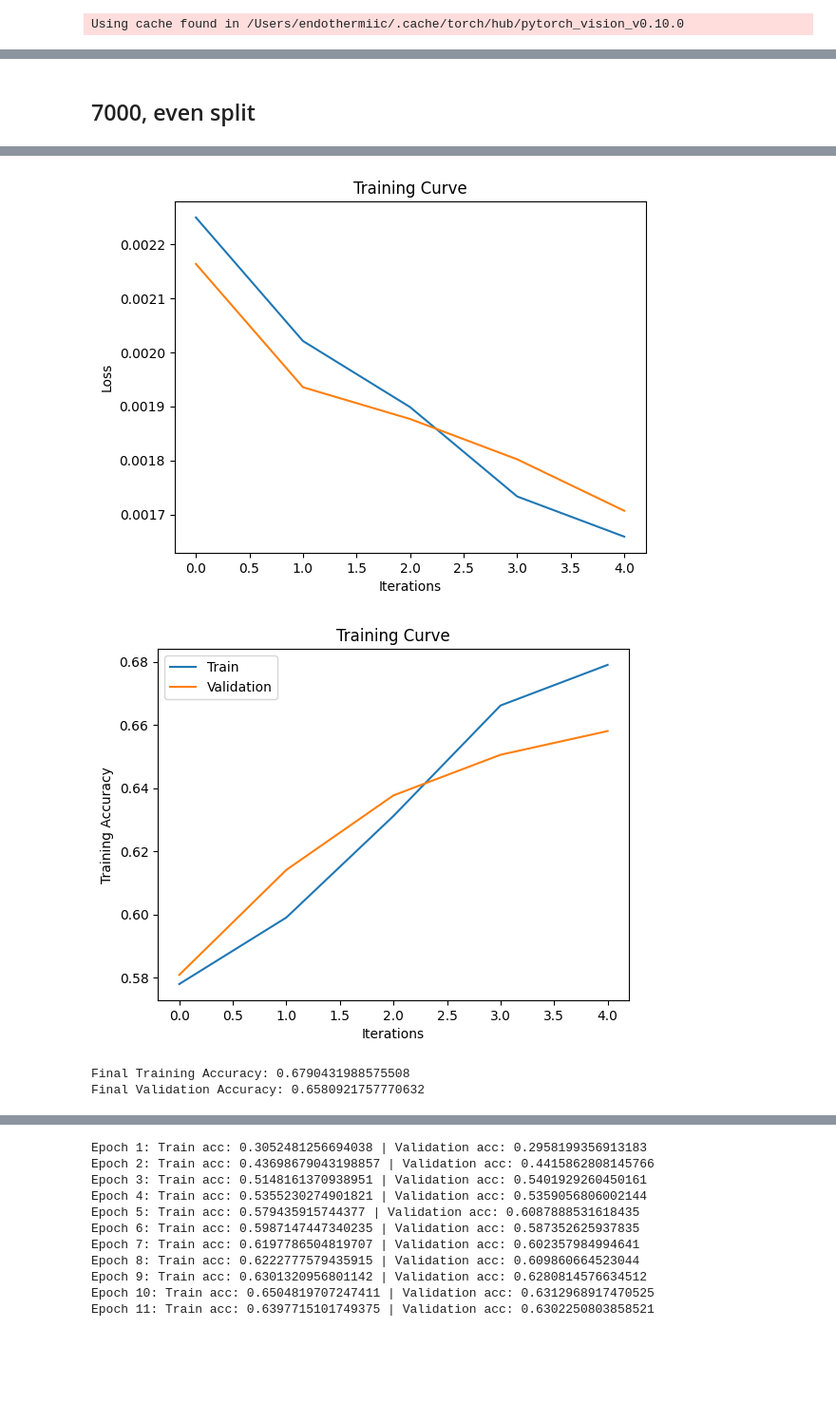
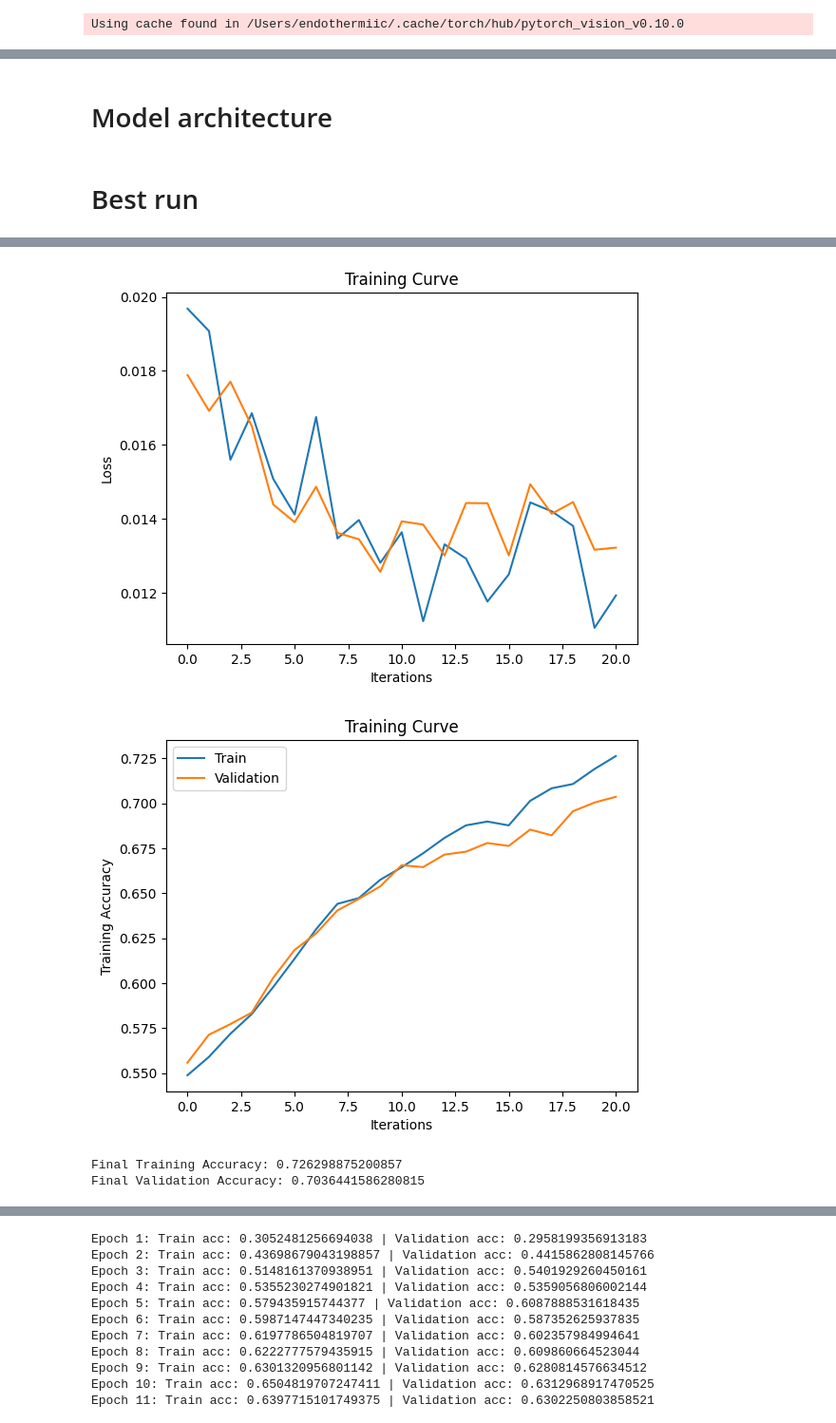
Before and after one commit to reaahuja/DermAI-Skin-Cancer-Detection, a Jupyter notebook: ModelRuns.ipynb, the cells around one changed output, grey strips where cells are left out. Shown at 95% size. Drawn from its saved outputs; the diff is of its cells as text; code cells hidden in the pictures; blank space fills up the shorter version.

Commit message:
added best model

```diff
--- a/ModelRuns.ipynb
+++ b/ModelRuns.ipynb
@@ -362,0 +362,21 @@ test_dataset = FeatureDataset(test_features)
+# %%
+### Trying again with another full dataset
+model = torch.hub.load('pytorch/vision:v0.10.0', 'resnet18', pretrained=True)
+
+
+train_features_1, val_features_1, test_features_1 = [], [], []
+
+# Remove the final fully connected layer
+model = nn.Sequential(*list(model.children())[:-2])
+model.eval()  # Set model to evaluation mode
+
+def get_features(loader, save):
+    for imgs, labels in loader:
+        with torch.no_grad():
+            features = model(imgs)  # Shape: [batch_size, 512, 7, 7]
+        save.append([features, labels])
+
+# Example usage with train_loader, val_loader, test_loader
+get_features(train_loader, train_features_1)
+get_features(val_loader, val_features_1)
+get_features(test_loader, test_features_1)
@@ -474,8 +513,8 @@ def train(model, name, data, val_data=None, trial_num=0, batch_size=1, lr=0.01,
     print("Final Training Accuracy: {}".format(train_acc[-1]))
     if val_data != None:
         print("Final Validation Accuracy: {}".format(val_acc[-1]))
-# %% [markdown]
-## 7000, even split
+# %% [markdown]
+# Model architecture
 # %%
 class CNNClassifier(nn.Module):
     def __init__(self):
@@ -493,7 +532,7 @@ class CNNClassifier(nn.Module):
 
         self.dropout = nn.Dropout(0.6)
 
-        self.fc = nn.Linear(64, 4)
+        self.fc = nn.Linear(576, 4)
 
     def forward(self, x):
         x = F.relu(self.bn1(self.conv1(x)))
@@ -502,13 +541,15 @@ class CNNClassifier(nn.Module):
         x = F.relu(self.bn2(self.conv2(x)))
         x = self.cbam2(x)
 
-        x = self.pool(x)
+
         x = self.dropout(x)
 
         x = x.view(x.size(0), -1)  # Flatten the feature maps
         x = F.relu(self.fc(x)) # Fully connected layer
         return x
+# %% [markdown]
+# Best run
 # %%
-model = CNNClassifier() # 7000 training images
-train(model, "test", train_dataset, val_dataset, batch_size=512, lr=0.01, num_epochs=5)
+model_4 = CNNClassifier() # 7000 training images
+train(model_4, "test_4", train_dataset, val_dataset, batch_size=64, lr=0.0001, num_epochs=21)
 # %% [output]
@@ -521,4 +573,4 @@ Total time elapsed: 57.06 s
-[figure, old version]
+[figure, new version]
-[figure, old version]
+[figure, new version]
-Final Training Accuracy: 0.6790431988575508
-Final Validation Accuracy: 0.6580921757770632
+Final Training Accuracy: 0.726298875200857
+Final Validation Accuracy: 0.7036441586280815
```
Also changed, not shown: parts of 19 cells of this notebook, 7 other files.
